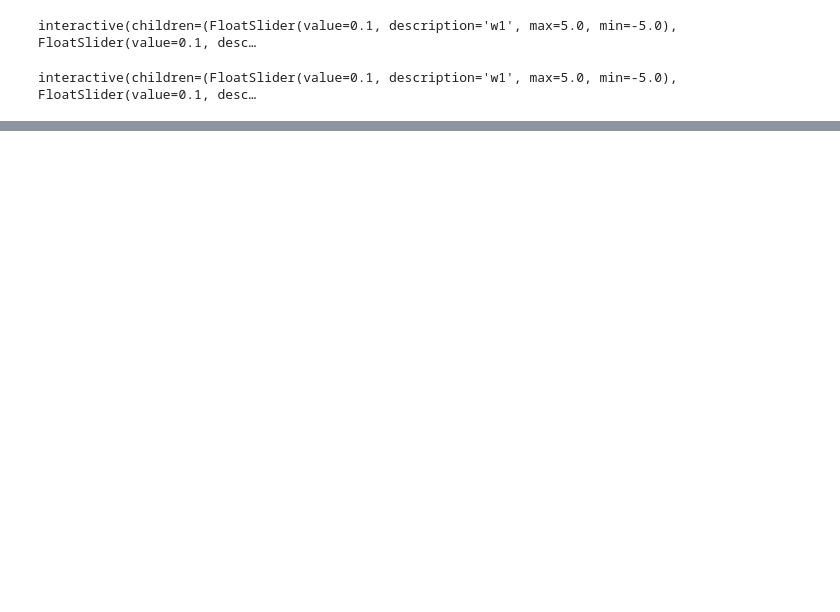
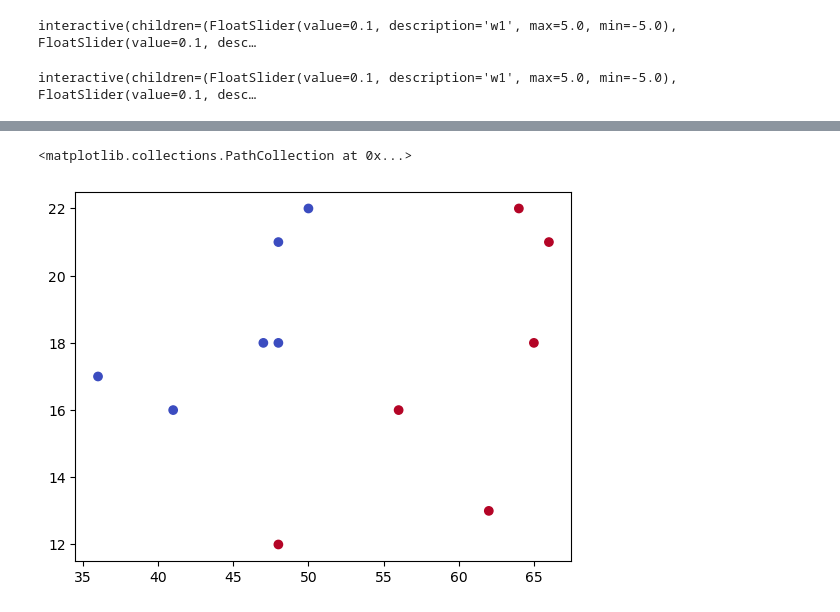
Before and after one commit to nTrouvain/ENSC-ML-course, a Jupyter notebook: notebooks/01-Artifical_neurons.ipynb, the cells around one changed output, grey strips where cells are left out. Drawn from its saved outputs; the diff is of its cells as text; code cells hidden in the pictures; blank space fills up the shorter version.

```diff
--- a/notebooks/01-Artifical_neurons.ipynb
+++ b/notebooks/01-Artifical_neurons.ipynb
@@ -58,0 +179,4 @@ interactive(children=(FloatSlider(value=0.1, description='w1', max=5.0, min=-5.0
+# %%
+rodents = pd.read_csv("../data/rodents.csv")
+rodents["Label"] = pd.factorize(rodents["Espece"])[0]
+rodents.head()
@@ -58,0 +190,6 @@ interactive(children=(FloatSlider(value=0.1, description='w1', max=5.0, min=-5.0
+# %%
+objective = rodents["Label"].values
+data = rodents[["Taille", "Poids"]].values
+
+print("Data point: ", data)
+print("Objective: ", objective)
@@ -58,0 +210,5 @@ interactive(children=(FloatSlider(value=0.1, description='w1', max=5.0, min=-5.0
+# %%
+plt.scatter(data[:, 0], data[:, 1], c=objective, cmap="coolwarm")
+# %% [output]
+<matplotlib.collections.PathCollection at 0x...>
+[figure, added]
```
Also changed, not shown: parts of 25 cells of this notebook, 2 other files.
